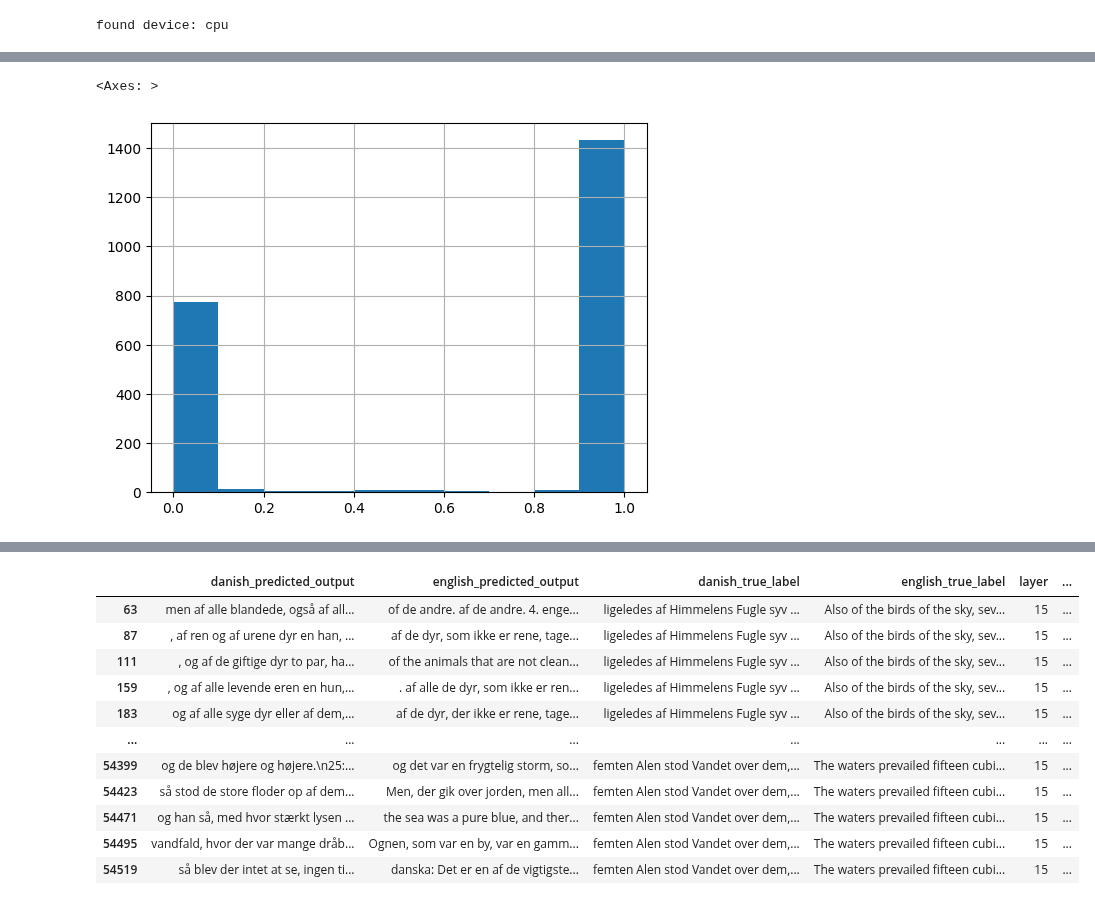
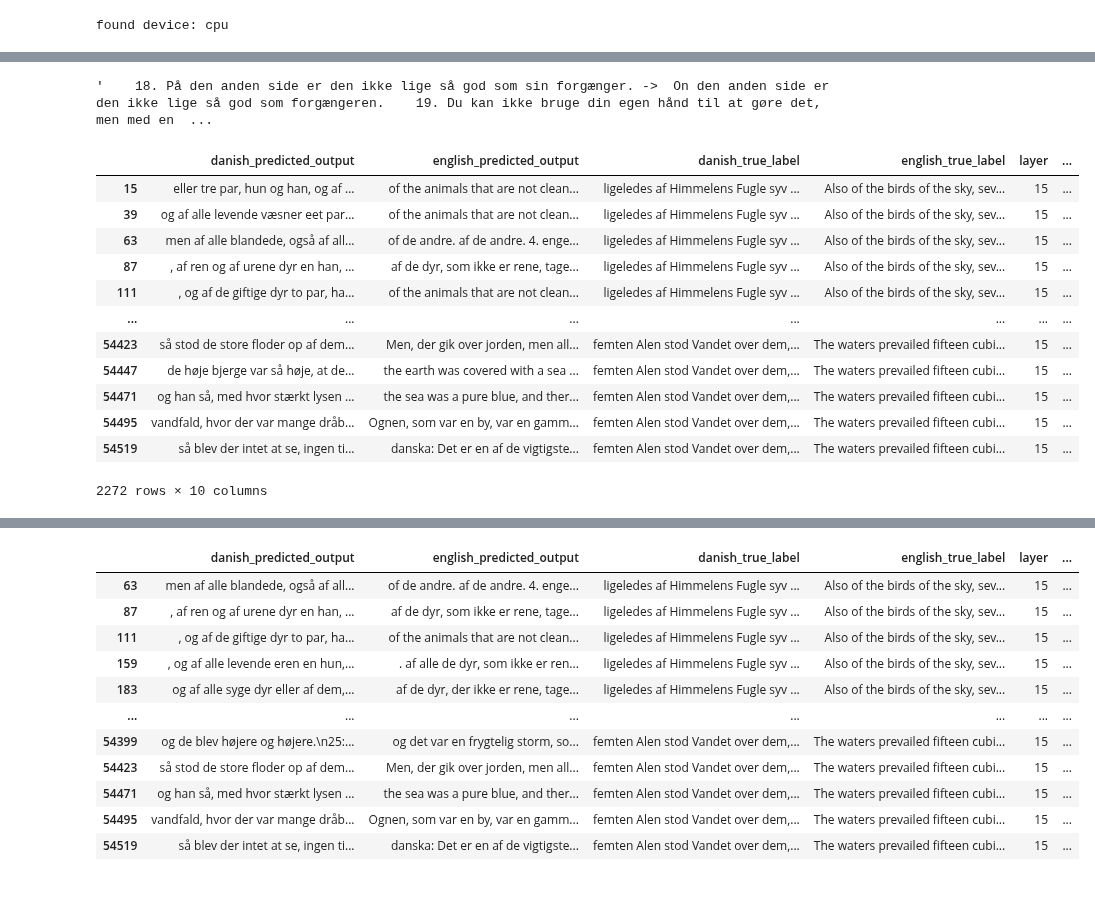
Before and after one commit to MartinKirkegaardDK/KDS_MI, a Jupyter notebook: marki.ipynb, the cells around one changed output, grey strips where cells are left out. Saved outputs shown, nothing was run; the diff lists cells and outputs as text; code cells hidden in the pictures.

```diff
--- a/marki.ipynb
+++ b/marki.ipynb
@@ -30,5 +59,20 @@ df = df[df.layer == 15]
+# %%
+df[df.danish_language_prediction_on_english_steered > 0.7].sample(10).english_predicted_output.iloc[0]
+# %% [output]
+'    18. På den anden side er den ikke lige så god som sin forgænger. ->  On den anden side er den ikke lige så god som forgængeren.    19. Du kan ikke bruge din egen hånd til at gøre det, men med en  ...
 # %%
-df.danish_language_prediction_on_english_steered.hist()
+df
 # %% [output]
+|  | danish_predicted_output | english_predicted_output | danish_true_label | english_true_label | layer | ... |
+| 15 | eller tre par, hun og han, og af ... | of the animals that are not clean... | ligeledes af Himmelens Fugle syv ... | Also of the birds of the sky, sev... | 15 | ... |
+| 39 | og af alle levende væsner eet par... | of the animals that are not clean... | ligeledes af Himmelens Fugle syv ... | Also of the birds of the sky, sev... | 15 | ... |
+| 63 | men af alle blandede, også af all... | of de andre. af de andre. 4. enge... | ligeledes af Himmelens Fugle syv ... | Also of the birds of the sky, sev... | 15 | ... |
+| 87 | , af ren og af urene dyr en han, ... | af de dyr, som ikke er rene, tage... | ligeledes af Himmelens Fugle syv ... | Also of the birds of the sky, sev... | 15 | ... |
+| 111 | , og af de giftige dyr to par, ha... | of the animals that are not clean... | ligeledes af Himmelens Fugle syv ... | Also of the birds of the sky, sev... | 15 | ... |
+| ... | ... | ... | ... | ... | ... | ... |
+| 54423 | så stod de store floder op af dem... | Men, der gik over jorden, men all... | femten Alen stod Vandet over dem,... | The waters prevailed fifteen cubi... | 15 | ... |
+| 54447 | de høje bjerge var så høje, at de... | the earth was covered with a sea ... | femten Alen stod Vandet over dem,... | The waters prevailed fifteen cubi... | 15 | ... |
+| 54471 | og han så, med hvor stærkt lysen ... | the sea was a pure blue, and ther... | femten Alen stod Vandet over dem,... | The waters prevailed fifteen cubi... | 15 | ... |
+| 54495 | vandfald, hvor der var mange dråb... | Ognen, som var en by, var en gamm... | femten Alen stod Vandet over dem,... | The waters prevailed fifteen cubi... | 15 | ... |
+| 54519 | så blev der intet at se, ingen ti... | danska: Det er en af de vigtigste... | femten Alen stod Vandet over dem,... | The waters prevailed fifteen cubi... | 15 | ... |
-<Axes: >
+2272 rows × 10 columns
-[figure, removed]
```
Also changed, not shown: parts of 13 cells of this notebook, 2 other files.
